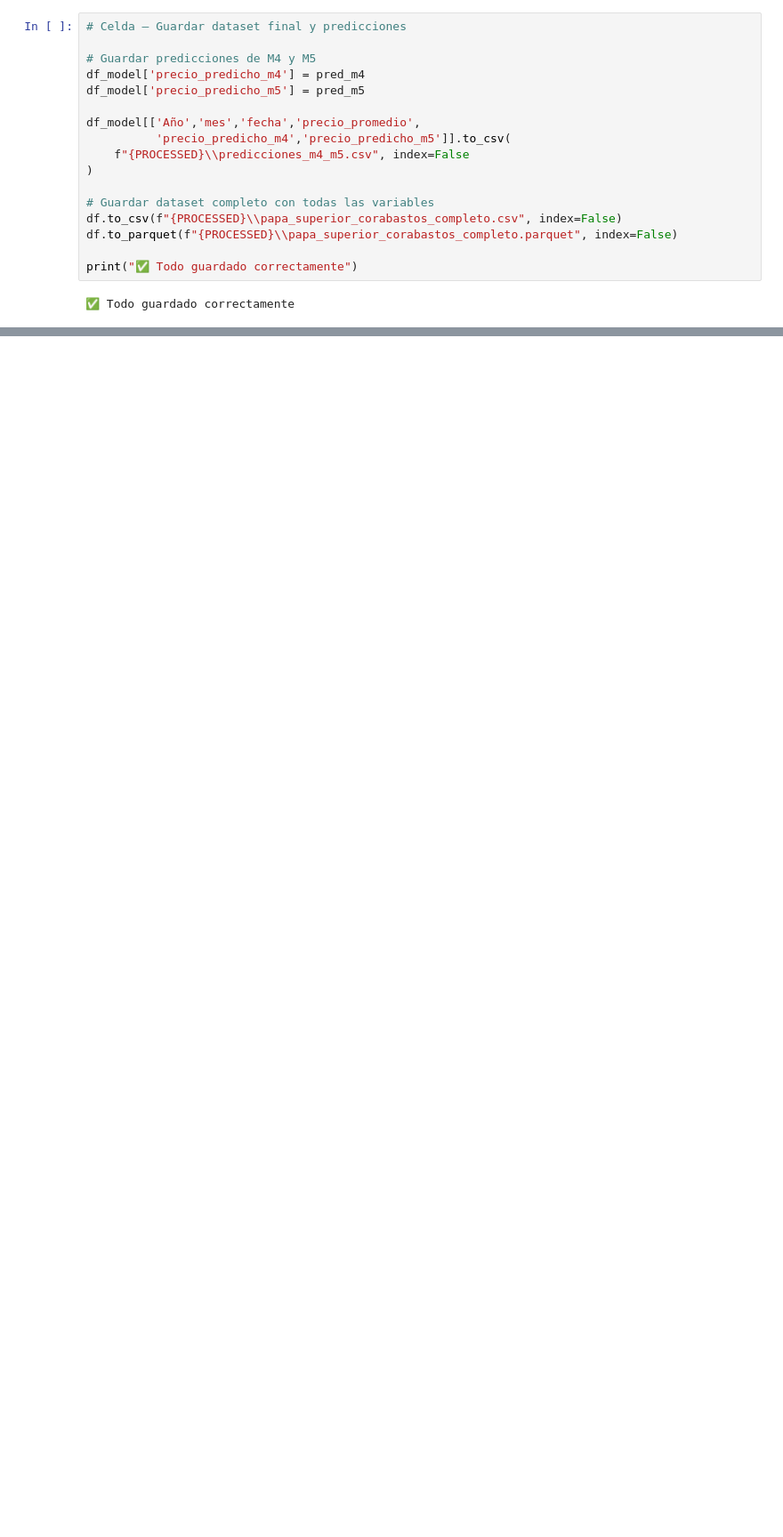
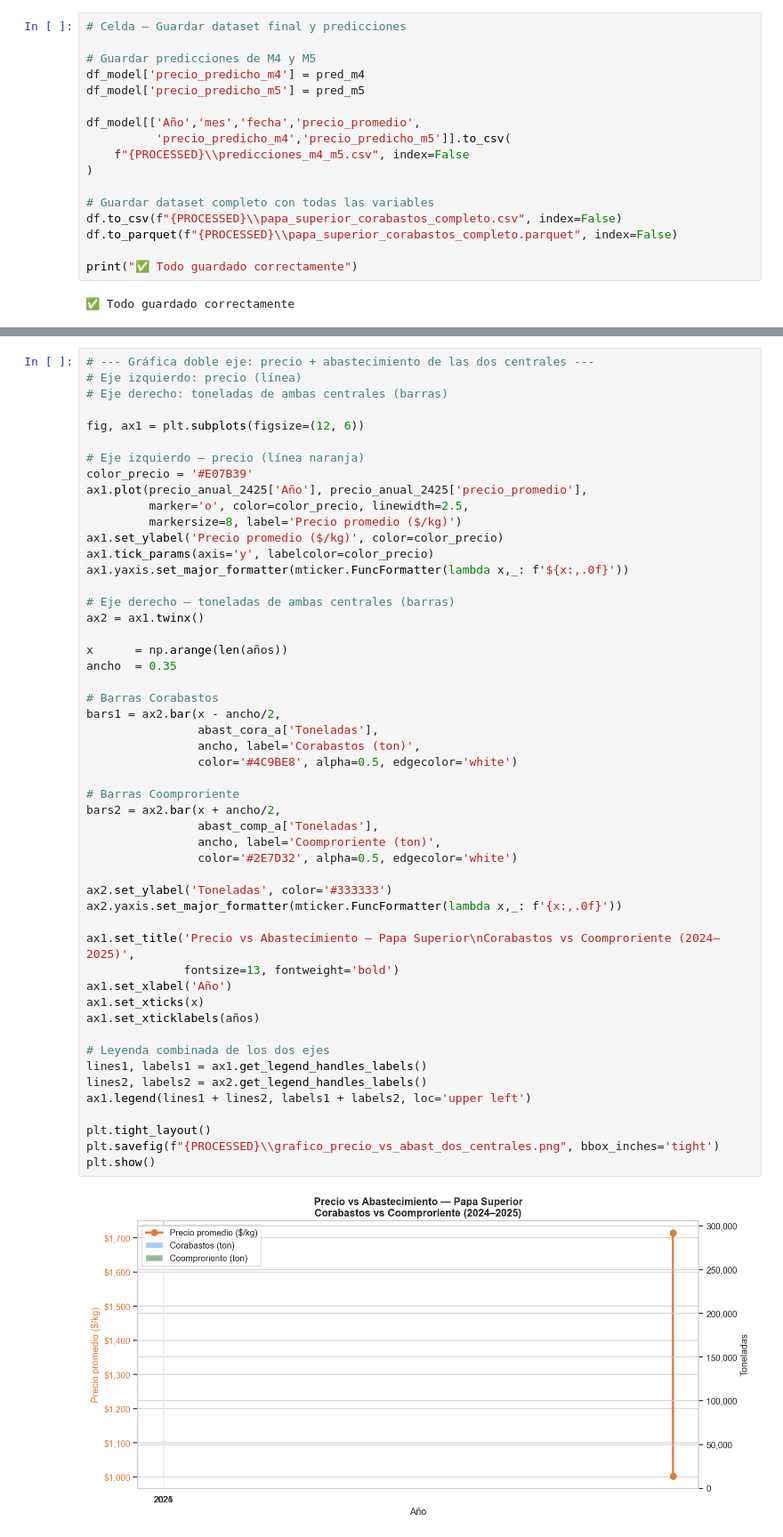
Before and after one commit to estebanmesa147-boop/proyecto_papa_superior-, a Jupyter notebook: notebooks/Proyecto_papa_superior.ipynb, the cells around one changed output, grey strips where cells are left out. Shown at 89% size. Saved outputs shown, nothing was run; the diff lists cells and outputs as text; blank space fills up the shorter version.

```diff
--- a/notebooks/Proyecto_papa_superior.ipynb
+++ b/notebooks/Proyecto_papa_superior.ipynb
@@ -1235,0 +1350,53 @@ print("✅ Todo guardado correctamente")
+# %%
+# --- Gráfica doble eje: precio + abastecimiento de las dos centrales ---
+# Eje izquierdo: precio (línea)
+# Eje derecho: toneladas de ambas centrales (barras)
+
+fig, ax1 = plt.subplots(figsize=(12, 6))
+
+# Eje izquierdo — precio (línea naranja)
+color_precio = '#E07B39'
+ax1.plot(precio_anual_2425['Año'], precio_anual_2425['precio_promedio'],
+         marker='o', color=color_precio, linewidth=2.5,
+         markersize=8, label='Precio promedio ($/kg)')
+ax1.set_ylabel('Precio promedio ($/kg)', color=color_precio)
+ax1.tick_params(axis='y', labelcolor=color_precio)
+ax1.yaxis.set_major_formatter(mticker.FuncFormatter(lambda x,_: f'${x:,.0f}'))
+
+# Eje derecho — toneladas de ambas centrales (barras)
+ax2 = ax1.twinx()
+
+x      = np.arange(len(años))
+ancho  = 0.35
+
+# Barras Corabastos
+bars1 = ax2.bar(x - ancho/2,
+                abast_cora_a['Toneladas'],
+                ancho, label='Corabastos (ton)',
+                color='#4C9BE8', alpha=0.5, edgecolor='white')
+
+# Barras Coomproriente
+bars2 = ax2.bar(x + ancho/2,
+                abast_comp_a['Toneladas'],
+                ancho, label='Coomproriente (ton)',
+                color='#2E7D32', alpha=0.5, edgecolor='white')
+
+ax2.set_ylabel('Toneladas', color='#333333')
+ax2.yaxis.set_major_formatter(mticker.FuncFormatter(lambda x,_: f'{x:,.0f}'))
+
+ax1.set_title('Precio vs Abastecimiento — Papa Superior\nCorabastos vs Coomproriente (2024–2025)',
+              fontsize=13, fontweight='bold')
+ax1.set_xlabel('Año')
+ax1.set_xticks(x)
+ax1.set_xticklabels(años)
+
+# Leyenda combinada de los dos ejes
+lines1, labels1 = ax1.get_legend_handles_labels()
+lines2, labels2 = ax2.get_legend_handles_labels()
+ax1.legend(lines1 + lines2, labels1 + labels2, loc='upper left')
+
+plt.tight_layout()
+plt.savefig(f"{PROCESSED}\\grafico_precio_vs_abast_dos_centrales.png", bbox_inches='tight')
+plt.show()
+# %% [output]
+[figure, added]
```
Also changed, not shown: parts of 5 cells of this notebook, 3 other files.
